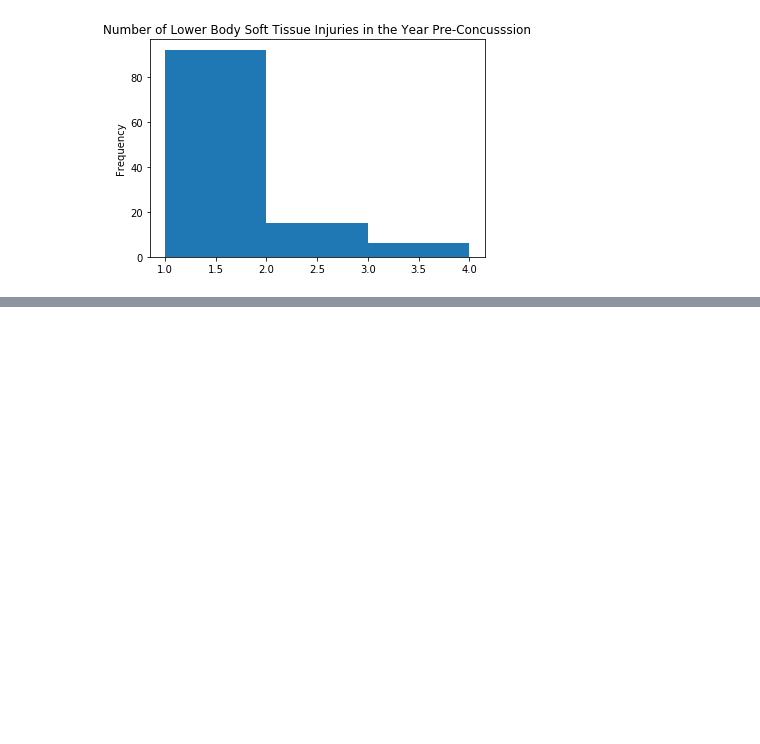
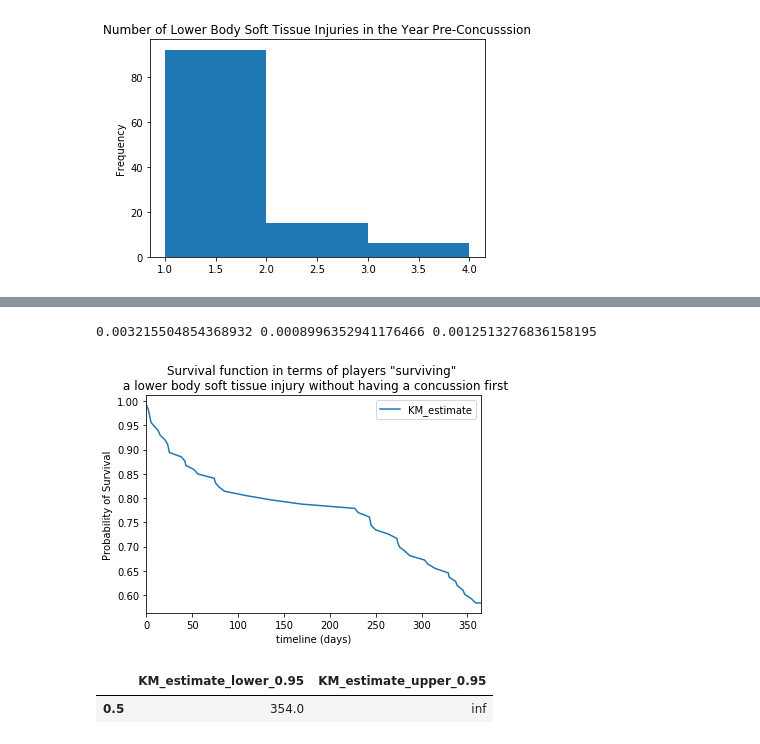
Before and after one commit to tylerfuelling/Analysis-on-the-Effects-of-Concussions-in-the-NBA, a Jupyter notebook: Injury Data Analysis Pre vs. Post Concussion.ipynb, the cells around one changed output, grey strips where cells are left out. Drawn from its saved outputs; the diff is of its cells as text; code cells hidden in the pictures; blank space fills up the shorter version.

```diff
--- a/Injury Data Analysis Pre vs. Post Concussion.ipynb
+++ b/Injury Data Analysis Pre vs. Post Concussion.ipynb
@@ -181,0 +195,58 @@ df
+# %%
+# Calculate the slope of the Hazard function during different intervals
+# We can see that the hazard being experienced by the players is decreasing over time
+
+# Slope (~ within 3 months of the concussion)
+S_1 = (0.331197 - 0) / (103 - 0)
+
+# Slope (~ between 3 and 6 months after the concussion)
+S_2 = (0.407666 - 0.331197) / (188 - 103)
+
+# Slope (~ between 6 and 12 months after the concussion)
+S_3 = (0.629151 - 0.407666) / (365 - 188)
+
+print(S_1, S_2, S_3)
+# %% [output]
+0.003215504854368932 0.0008996352941176466 0.0012513276836158195
+# %%
+# Now, we will be creating a survival function based on whether players
+# have or have not yet suffered a lower body soft tissue injury pre-concussion
+
+# add in a "duration" and observed column for pre-concussion
+df.insert(14, "Duration - Pre Concussion", 0)
+df.insert(15, "Observed - Pre Concussion", 1)
+
+# loop over the df and mark whether the event of a lower body soft tissue injury has been observed
+for index, row in df.iterrows():
+    if pd.isnull(row['Date of First Injury Pre-Concussion']):
+        df.at[index, "Observed - Pre Concussion"] = 0
+
+# loop over the df and fill in the 'duration' column with the correct value
+for index, row in df.iterrows():
+    df['Date of Concussion'] = pd.to_datetime(df['Date of Concussion'])
+    if row['Observed - Pre Concussion'] == 1:
+        df.at[index, "Duration - Pre Concussion"] = ((row['Date of First Injury Pre-Concussion'] - \
+        row['Date of Concussion']).days) + 365
+    else:
+        df.at[index, "Duration - Pre Concussion"] = 365
+# %%
+# We can use these two columns to fit the survival function and create a survival curve
+kmf = KaplanMeierFitter()
+T = df["Duration - Pre Concussion"]
+E = df["Observed - Pre Concussion"]
+
+kmf.fit(T, event_observed=E)
+kmf.survival_function_.plot()
+plt.ylabel("Probability of Survival")
+plt.xlabel("timeline (days)")
+plt.title('Survival function in terms of players "surviving" \n a lower \
+body soft tissue injury without having a concussion first');
+# %% [output]
+[figure, added]
+# %%
+# Confidence interval for the median KM estimate
+median_ci = median_survival_times(kmf.confidence_interval_)
+median_ci
+# %% [output]
+|  | KM_estimate_lower_0.95 | KM_estimate_upper_0.95 |
+| 0.5 | 354.0 | inf |
```
Also changed, not shown: parts of 10 cells of this notebook, 1 other file.
